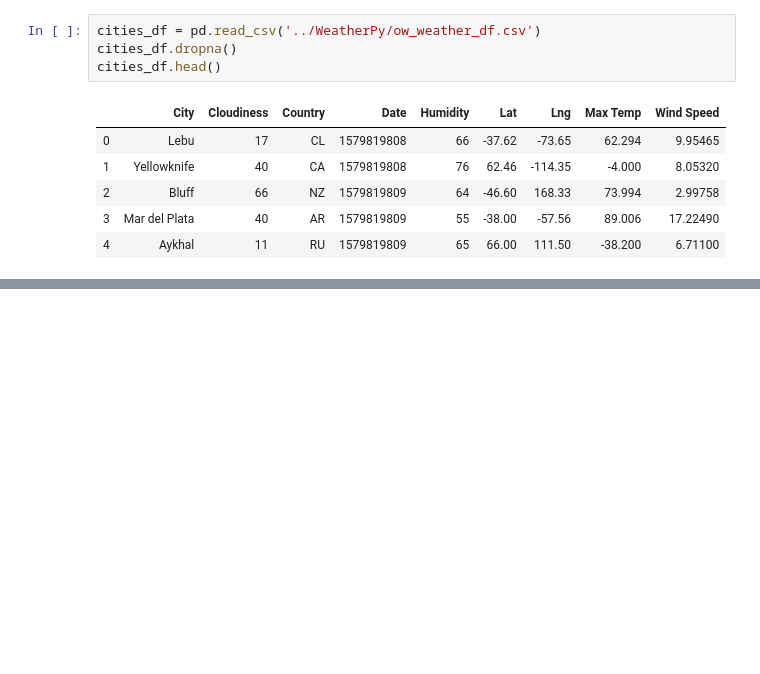
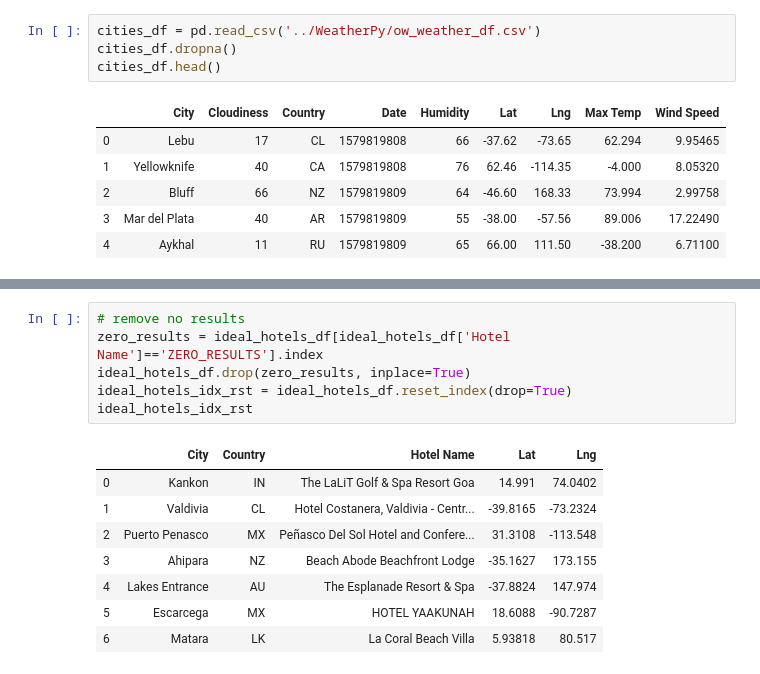
Before and after one commit to tdoanUNCG/python-api-challenge, a Jupyter notebook: VacationPy/VacationPy.ipynb, the cells around one changed output, grey strips where cells are left out. Drawn from its saved outputs; the diff is of its cells as text; blank space fills up the shorter version.

```diff
--- a/VacationPy/VacationPy.ipynb
+++ b/VacationPy/VacationPy.ipynb
@@ -43,0 +167,15 @@ fig
+# %%
+# remove no results
+zero_results = ideal_hotels_df[ideal_hotels_df['Hotel Name']=='ZERO_RESULTS'].index
+ideal_hotels_df.drop(zero_results, inplace=True)
+ideal_hotels_idx_rst = ideal_hotels_df.reset_index(drop=True)
+ideal_hotels_idx_rst
+# %% [output]
+|  | City | Country | Hotel Name | Lat | Lng |
+| 0 | Kankon | IN | The LaLiT Golf & Spa Resort Goa | 14.991 | 74.0402 |
+| 1 | Valdivia | CL | Hotel Costanera, Valdivia - Centr... | -39.8165 | -73.2324 |
+| 2 | Puerto Penasco | MX | Peñasco Del Sol Hotel and Confere... | 31.3108 | -113.548 |
+| 3 | Ahipara | NZ | Beach Abode Beachfront Lodge | -35.1627 | 173.155 |
+| 4 | Lakes Entrance | AU | The Esplanade Resort & Spa | -37.8824 | 147.974 |
+| 5 | Escarcega | MX | HOTEL YAAKUNAH | 18.6088 | -90.7287 |
+| 6 | Matara | LK | La Coral Beach Villa | 5.93818 | 80.517 |
```
Also changed, not shown: parts of 8 cells of this notebook.
